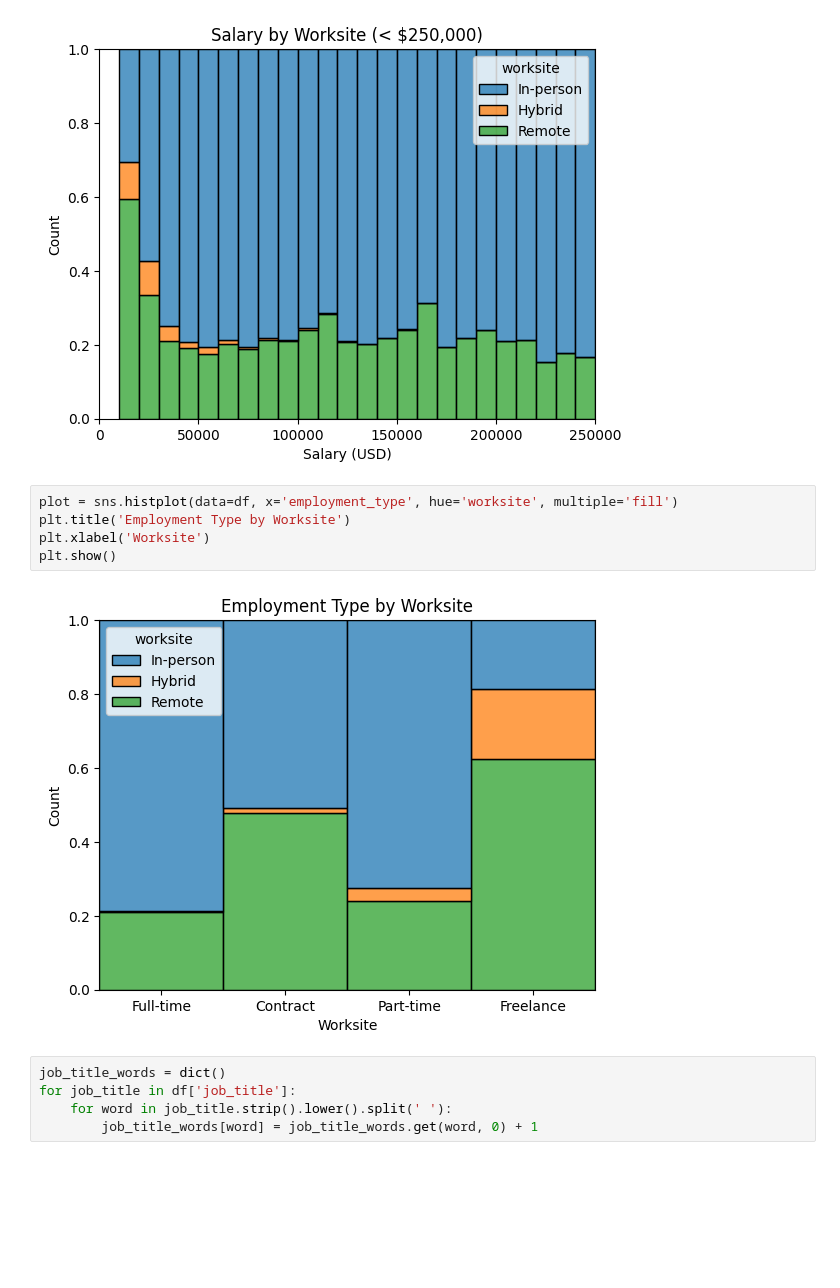
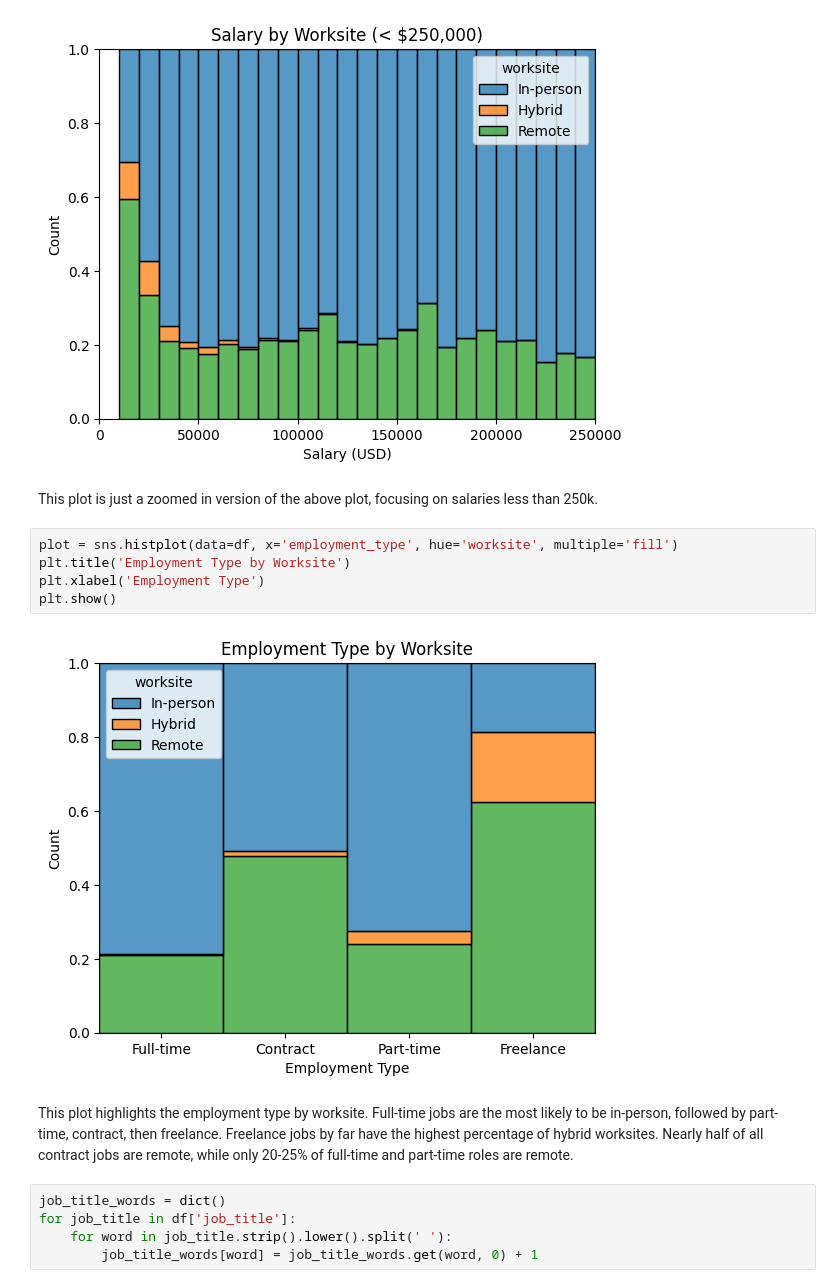
Before and after one commit to hensleyas21/SalariesML, a Jupyter notebook: salaries_analysis.ipynb, the cells around one changed output. Drawn from its saved outputs; the diff is of its cells as text; blank space fills up the shorter version.

```diff
--- a/salaries_analysis.ipynb
+++ b/salaries_analysis.ipynb
@@ -182,13 +184,17 @@ plt.xlabel('Salary (USD)')
 plt.show()
 # %% [output]
 [figure]
+# %% [markdown]
+This plot is just a zoomed in version of the above plot, focusing on salaries less than 250k.
 # %%
 plot = sns.histplot(data=df, x='employment_type', hue='worksite', multiple='fill')
 plt.title('Employment Type by Worksite')
-plt.xlabel('Worksite')
+plt.xlabel('Employment Type')
 plt.show()
 # %% [output]
-[figure, old version]
+[figure, new version]
+# %% [markdown]
+This plot highlights the employment type by worksite. Full-time jobs are the most likely to be in-person, followed by part-time, contract, then freelance. Freelance jobs by far have the highest percentage of hybrid worksites. Nearly half of all contract jobs are remote, while only 20-25% of full-time and part-time roles are remote.
 # %%
 job_title_words = dict()
 for job_title in df['job_title']:
```
Also changed, not shown: parts of 7 cells of this notebook.
